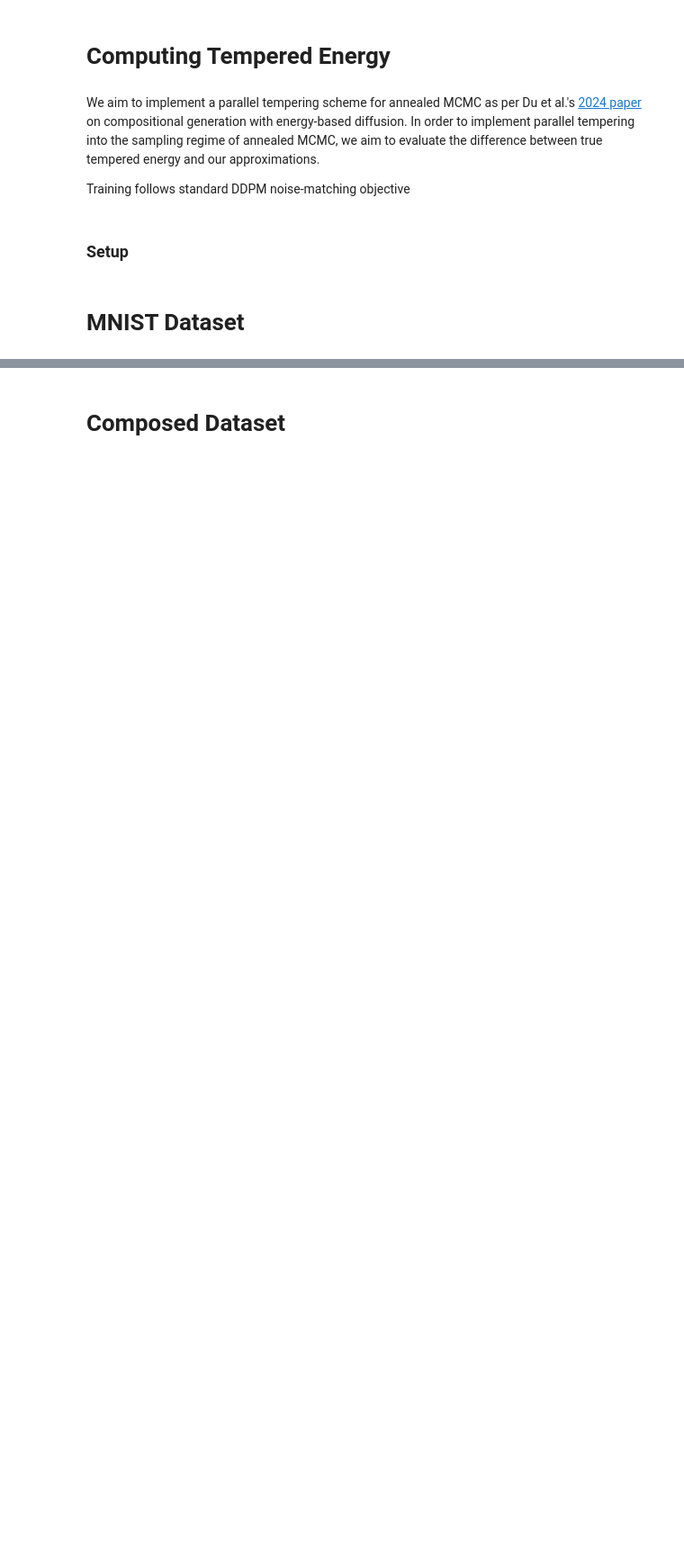
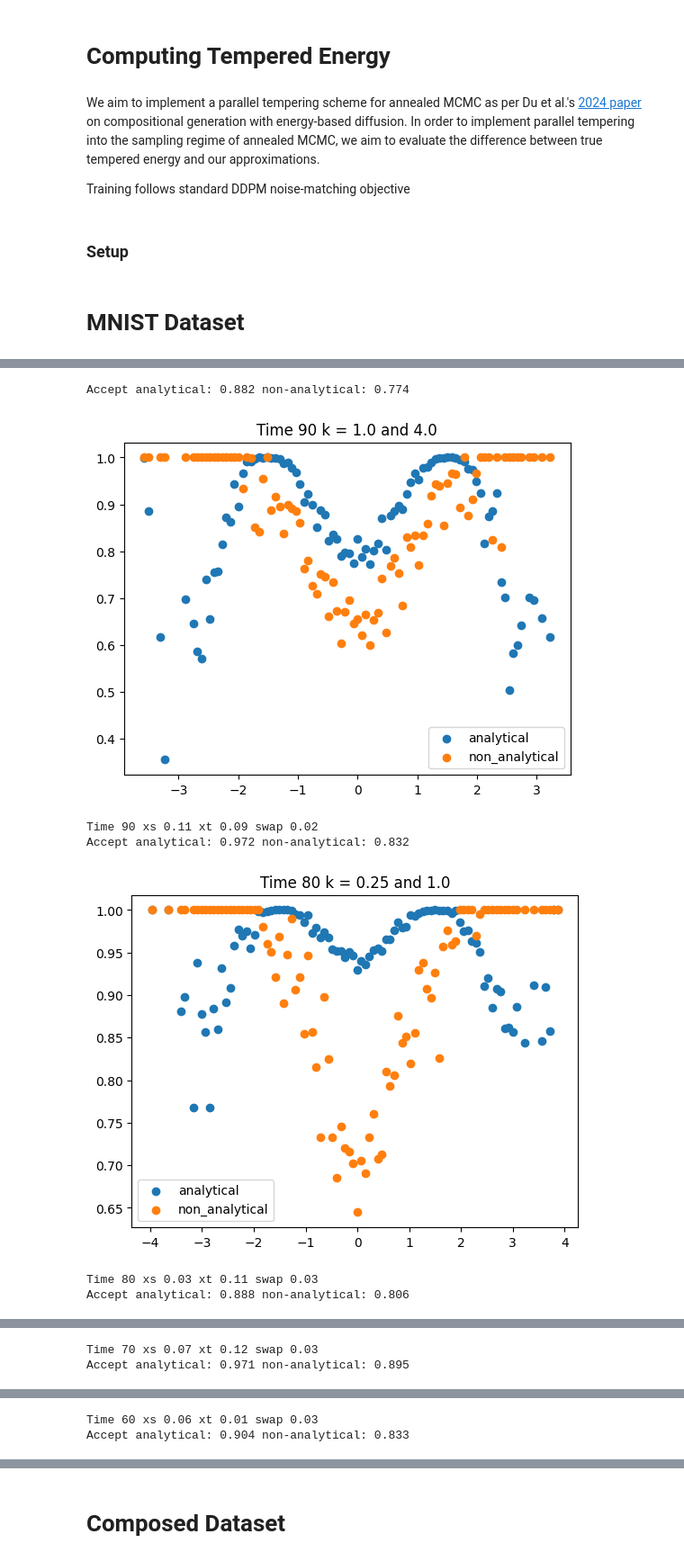
Before and after one commit to oatmeallover/parallel_tempering, a Jupyter notebook: tempered_energy.ipynb, the cells around one changed output, grey strips where cells are left out. Shown at 90% size. Drawn from its saved outputs; the diff is of its cells as text; code cells hidden in the pictures; blank space fills up the shorter version.

```diff
--- a/tempered_energy.ipynb
+++ b/tempered_energy.ipynb
@@ -47,2 +55,10 @@ n_replicas=3
 # %%
-# _ = plot_temperature_triptych(dataset_name=dataset, sigma=sigma, n_bins=n_bins, n_samples=n_samples, k=k, replica_swaps=True)
+_ = plot_temperature_triptych(dataset_name=dataset, sigma=sigma, n_bins=n_bins, n_samples=n_samples, k=k, replica_swaps=True)
+# %% [output]
+Accept analytical: 0.882 non-analytical: 0.774
+[figure, added]
+Time 90 xs 0.11 xt 0.09 swap 0.02
+Accept analytical: 0.972 non-analytical: 0.832
+[figure, added]
+Time 80 xs 0.03 xt 0.11 swap 0.03
+Accept analytical: 0.888 non-analytical: 0.806
@@ -48,0 +66,2 @@ n_replicas=3
+Time 70 xs 0.07 xt 0.12 swap 0.03
+Accept analytical: 0.971 non-analytical: 0.895
@@ -48,0 +69,2 @@ n_replicas=3
+Time 60 xs 0.06 xt 0.01 swap 0.03
+Accept analytical: 0.904 non-analytical: 0.833
```
Also changed, not shown: parts of 5 cells of this notebook, 2 other files.
